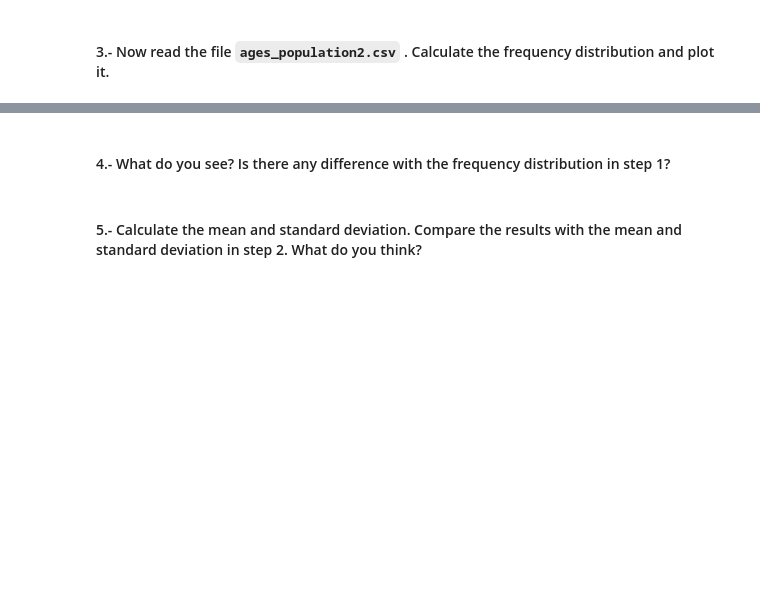
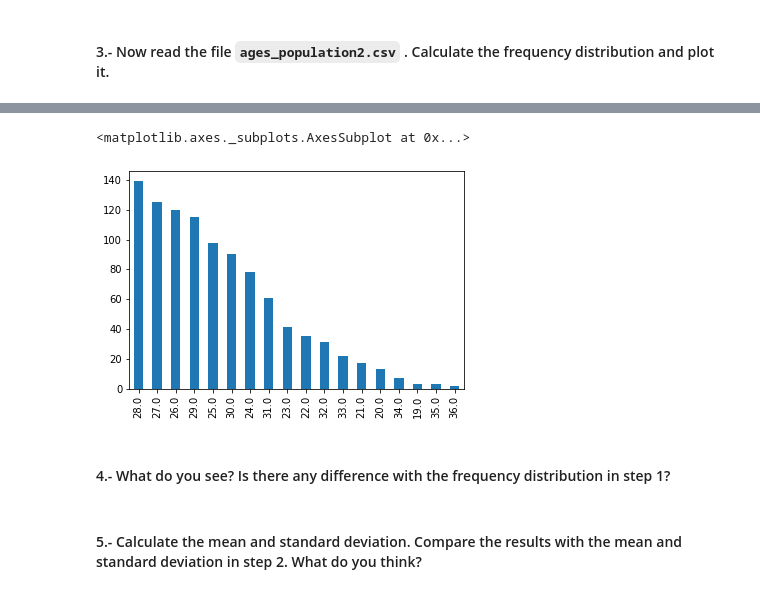
Before and after one commit to ta-data-bcn/descriptive-stats, a Jupyter notebook: your-code/Descriptive Stats.ipynb, the cells around one changed output, grey strips where cells are left out. Drawn from its saved outputs; the diff is of its cells as text; code cells hidden in the pictures; blank space fills up the shorter version.

```diff
--- a/your-code/Descriptive Stats.ipynb
+++ b/your-code/Descriptive Stats.ipynb
@@ -274,0 +280,3 @@ your comments here
+# %%
+ages_pop2 = pd.read_csv("../data/ages_population2.csv")
+ages_pop2
@@ -275,3 +297,8 @@ your comments here
+# %%
+ages_pop2.observation.sort_values().value_counts().plot(kind="bar")
+# %% [output]
+<matplotlib.axes._subplots.AxesSubplot at 0x...>
+[figure, added]
 # %% [markdown]
 ####  4.- What do you see? Is there any difference with the frequency distribution in step 1?
 # %%
```
Also changed, not shown: parts of 20 cells of this notebook.
